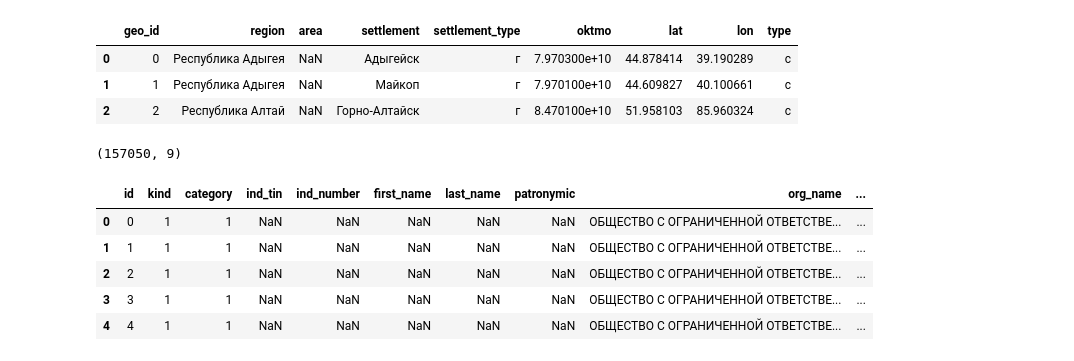
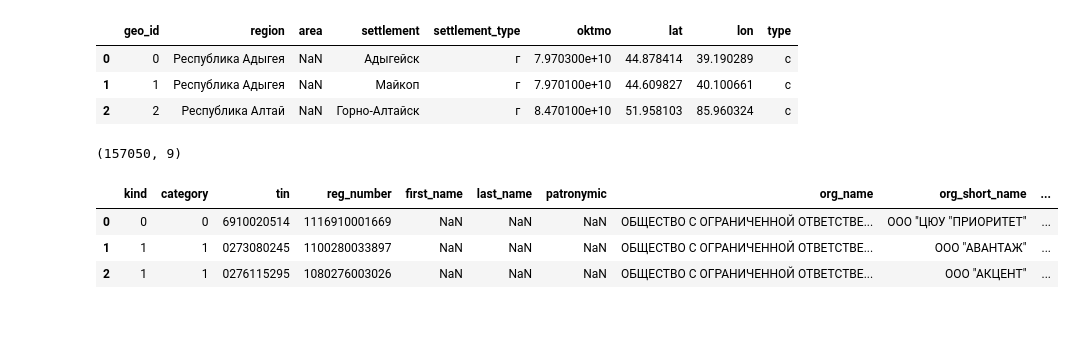
Before and after one commit to PavelSyomin/ru-smb-companies, a Jupyter notebook: Post Processing.ipynb, the cells around one changed output. Saved outputs shown, nothing was run; the diff lists cells and outputs as text; code cells hidden in the pictures; blank space fills up the shorter version.

```diff
--- a/Post Processing.ipynb
+++ b/Post Processing.ipynb
@@ -41,7 +42,7 @@ socr_without_dot.head(3)
 abbr_to_full = pd.concat(
     (socr[["name", "name_full"]], socr_full_to_full, socr_without_dot)
 )
-abbr_to_full = abbr_to_full.apply(lambda x: x.str.upper())
+abbr_to_full["name"] = abbr_to_full["name"].str.upper()
 abbr_to_full.drop_duplicates("name", inplace=True)
 abbr_to_full.head(10)
 # %% [output]
@@ -97,7 +98,7 @@ def join_name_and_type(name, type_):
         return np.nan
 
     prepend_types = (
-        "ГОРОД", "РЕСПУБЛИКА", "ПОСЕЛОК", "ПОСЕЛОК ГОРОДСКОГО ТИПА", "РАБОЧИЙ ПОСЕЛОК"
+        "Город", "Республика", "Поселок", "Поселок городского типа", "Рабочий поселок"
     )
     prepend = type_ in prepend_types
     if prepend:
@@ -150,7 +151,7 @@ unique_regions_in_cities = cities["region"].dropna().unique()
 region_names_to_cities = pd.DataFrame({
     "region_name": unique_region_names,
     "region_cities": [
-        process.extractOne(region_name, unique_regions_in_cities)[0].upper()
+        process.extractOne(region_name, unique_regions_in_cities)[0]
         for region_name in unique_region_names
     ]
 })
@@ -170,7 +171,7 @@ regions_to_settlements = pd.DataFrame({
             region_name,
             unique_regions_in_settlements,
             scorer=fuzz.token_set_ratio
-        )[0].upper()
+        )[0]
         for region_name in unique_regions
     ]
 })
@@ -450,14 +451,13 @@ geodata.shape
 (157050, 9)
 # %%
 rsmp = rsmp_with_geo_ids.merge(geodata, how="left", on=["geo_id", "type"])
-rsmp.head()
+assert len(rsmp) == addr_count
+rsmp.head(3)
 # %% [output]
-|  | id | kind | category | ind_tin | ind_number | first_name | last_name | patronymic | org_name | ... |
-| 0 | 0 | 1 | 1 | NaN | NaN | NaN | NaN | NaN | ОБЩЕСТВО С ОГРАНИЧЕННОЙ ОТВЕТСТВЕ... | ... |
-| 1 | 1 | 1 | 1 | NaN | NaN | NaN | NaN | NaN | ОБЩЕСТВО С ОГРАНИЧЕННОЙ ОТВЕТСТВЕ... | ... |
-| 2 | 2 | 1 | 1 | NaN | NaN | NaN | NaN | NaN | ОБЩЕСТВО С ОГРАНИЧЕННОЙ ОТВЕТСТВЕ... | ... |
-| 3 | 3 | 1 | 1 | NaN | NaN | NaN | NaN | NaN | ОБЩЕСТВО С ОГРАНИЧЕННОЙ ОТВЕТСТВЕ... | ... |
-| 4 | 4 | 1 | 1 | NaN | NaN | NaN | NaN | NaN | ОБЩЕСТВО С ОГРАНИЧЕННОЙ ОТВЕТСТВЕ... | ... |
+|  | kind | category | tin | reg_number | first_name | last_name | patronymic | org_name | org_short_name | ... |
+| 0 | 0 | 0 | 6910020514 | 1116910001669 | NaN | NaN | NaN | ОБЩЕСТВО С ОГРАНИЧЕННОЙ ОТВЕТСТВЕ... | ООО "ЦЮУ "ПРИОРИТЕТ" | ... |
+| 1 | 1 | 1 | 0273080245 | 1100280033897 | NaN | NaN | NaN | ОБЩЕСТВО С ОГРАНИЧЕННОЙ ОТВЕТСТВЕ... | ООО "АВАНТАЖ" | ... |
+| 2 | 1 | 1 | 0276115295 | 1080276003026 | NaN | NaN | NaN | ОБЩЕСТВО С ОГРАНИЧЕННОЙ ОТВЕТСТВЕ... | ООО "АКЦЕНТ" | ... |
 # %%
 rsmp.isna().sum()
 # %% [output]
```
Also changed, not shown: parts of 110 cells of this notebook, 2 other files.
